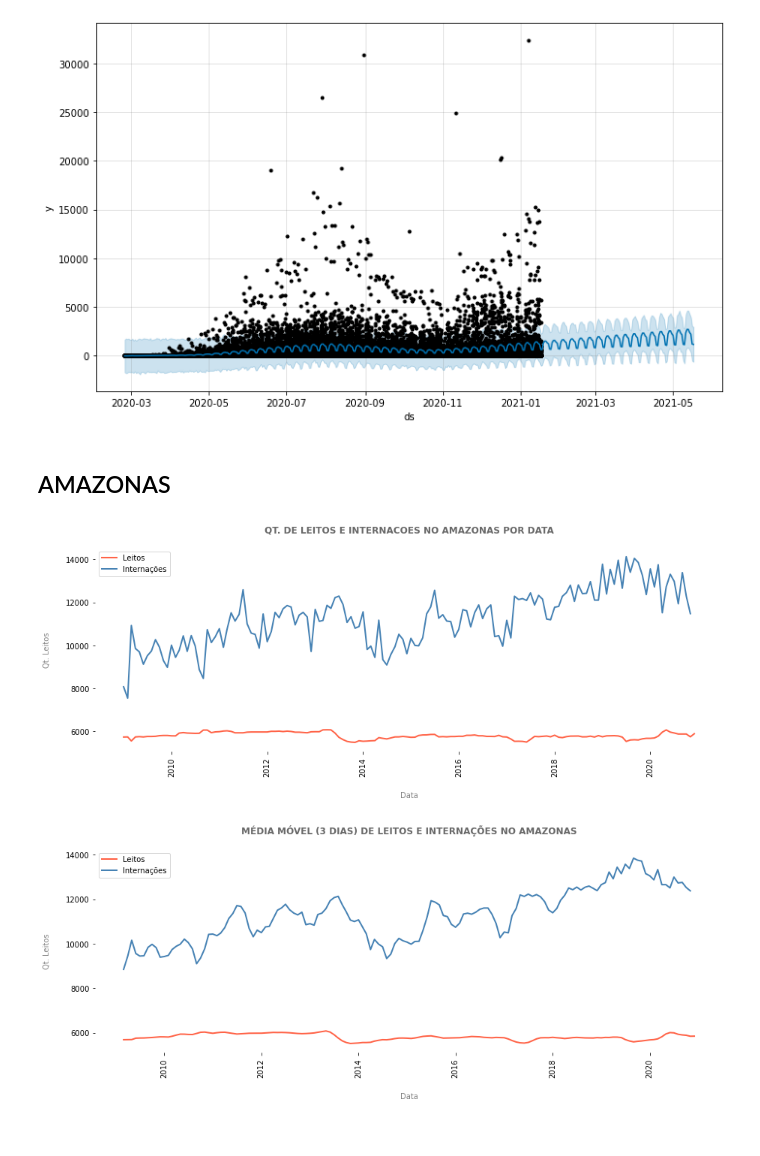
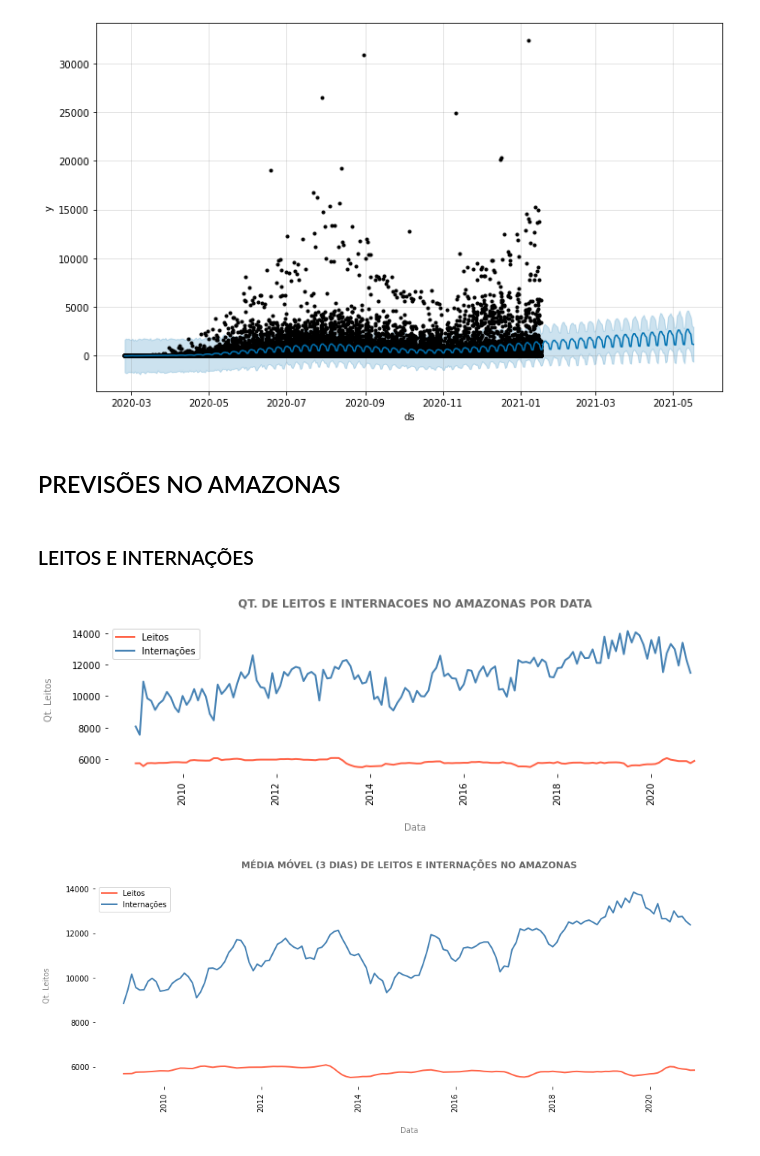
Before and after one commit to daianeklein/bootcamp-Alura, a Jupyter notebook: Desafio-Modulo4.ipynb, the cells around one changed output. Cells and saved outputs as stored; diff of their text form; code cells hidden in the pictures.

```diff
--- a/Desafio-Modulo4.ipynb
+++ b/Desafio-Modulo4.ipynb
@@ -1475,29 +1475,31 @@ INFO:fbprophet:Disabling yearly seasonality. Run prophet with yearly_seasonality
 INFO:fbprophet:Disabling daily seasonality. Run prophet with daily_seasonality=True to override this.
 [figure]
 # %% [markdown]
-## AMAZONAS
+## PREVISÕES NO AMAZONAS
+# %% [markdown]
+### LEITOS E INTERNAÇÕES
 # %%
 leitos_am = leitos[leitos['uf'] == 'AM'][['data', 'qt_leitos']].set_index('data')
 internacoes_am = internacoes[internacoes['uf'] == 'AM'][['data', 'qt_internacoes']].set_index('data')
 # %%
-plt.figure(figsize=(15, 5))
+plt.figure(figsize=(12, 3))
 sns.lineplot(data = leitos_am, x='data', y='qt_leitos', color = 'tomato', linewidth=2,ci=False,
             label ='Leitos')
 sns.lineplot(data = internacoes_am, x='data', y='qt_internacoes', color = 'steelblue', linewidth=2,ci=False,
             label = 'Internações')
 
 
 plt.title('QT. DE LEITOS E INTERNACOES NO AMAZONAS POR DATA', color = 'dimgrey', fontweight='bold', size = 12, pad = 20)
 plt.xlabel('Data', color='grey', labelpad=20)
 plt.ylabel('Qt. Leitos', color='grey', labelpad=20)
 plt.grid(False)
 plt.xticks(rotation=90)
 sns.despine(bottom=True, left=True)
 
 
 plt.show()
 # %% [output]
-[figure, old version]
+[figure, new version]
 # %%
 leitos_am_mm = pd.DataFrame(leitos_am['qt_leitos'].rolling(3).mean())
 internacoes_am_mm = pd.DataFrame(internacoes_am['qt_internacoes'].rolling(3).mean())
```
Also changed, not shown: parts of 12 cells of this notebook.
